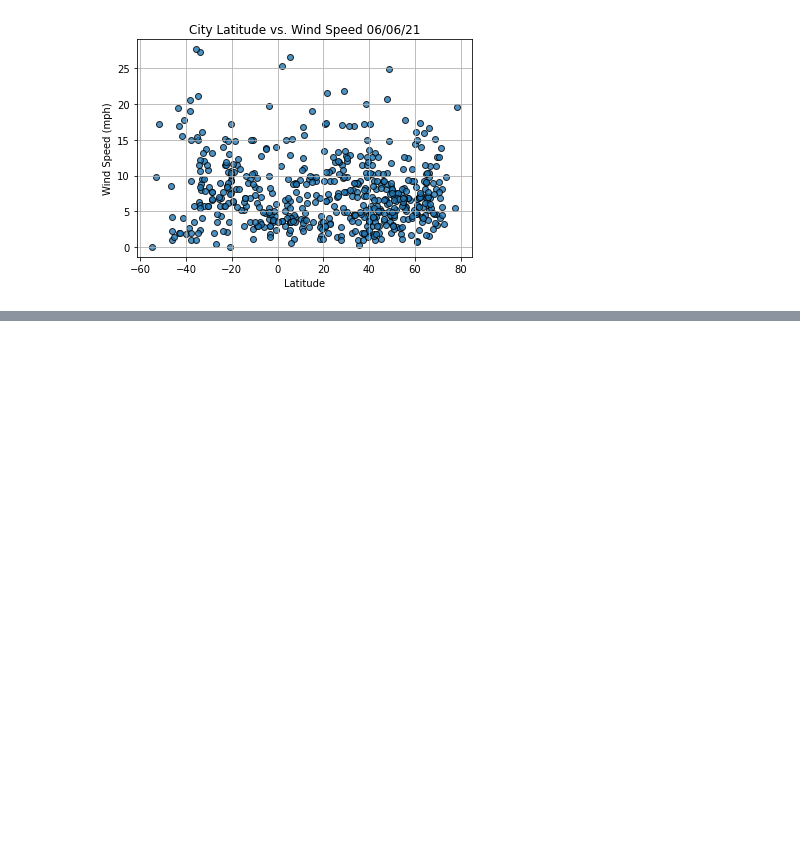
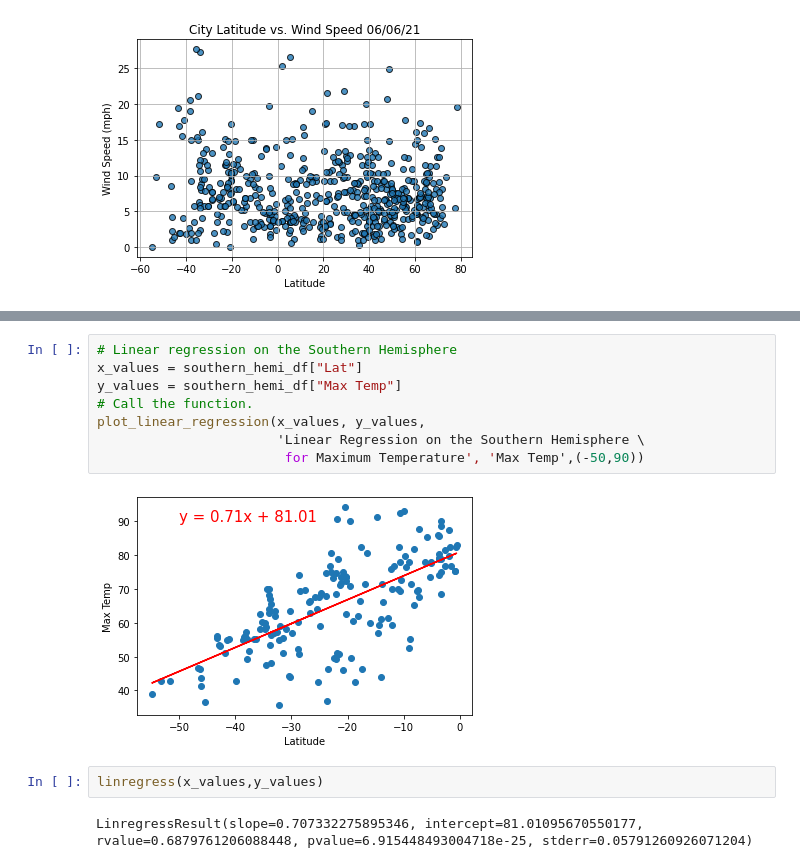
Before and after one commit to murphyk2021/World_Weather_Analysis, a Jupyter notebook: World_Weather_Analysis/WeatherPy.ipynb, the cells around one changed output, grey strips where cells are left out. Cells and saved outputs as stored; diff of their text form; blank space fills up the shorter version.

```diff
--- a/World_Weather_Analysis/WeatherPy.ipynb
+++ b/World_Weather_Analysis/WeatherPy.ipynb
@@ -251,0 +336,14 @@ plt.show()
+# %%
+# Linear regression on the Southern Hemisphere
+x_values = southern_hemi_df["Lat"]
+y_values = southern_hemi_df["Max Temp"]
+# Call the function.
+plot_linear_regression(x_values, y_values,
+                       'Linear Regression on the Southern Hemisphere \
+                        for Maximum Temperature', 'Max Temp',(-50,90))
+# %% [output]
+[figure, added]
+# %%
+linregress(x_values,y_values)
+# %% [output]
+LinregressResult(slope=0.707332275895346, intercept=81.01095670550177, rvalue=0.6879761206088448, pvalue=6.915448493004718e-25, stderr=0.05791260926071204)
```
Also changed, not shown: parts of 14 cells of this notebook, 4 other files.
